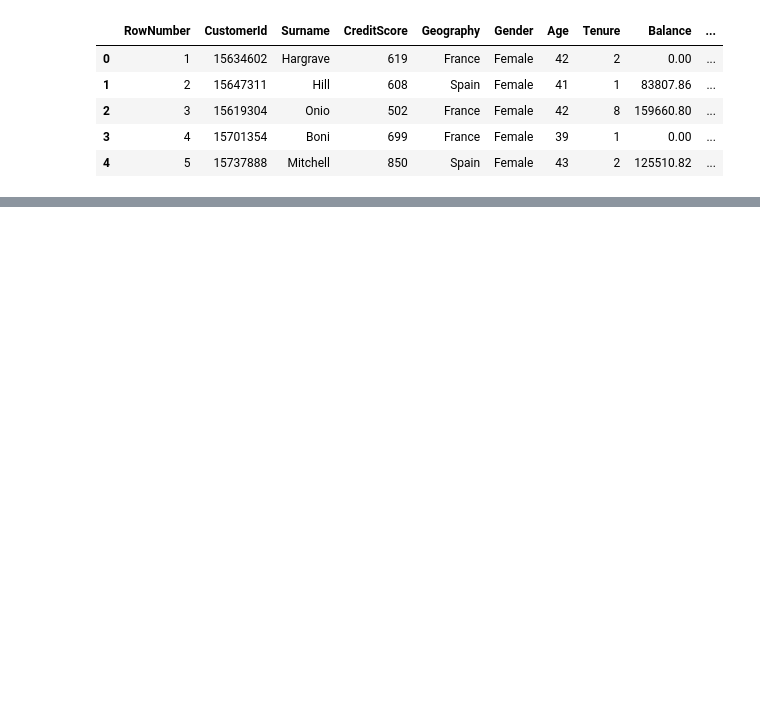
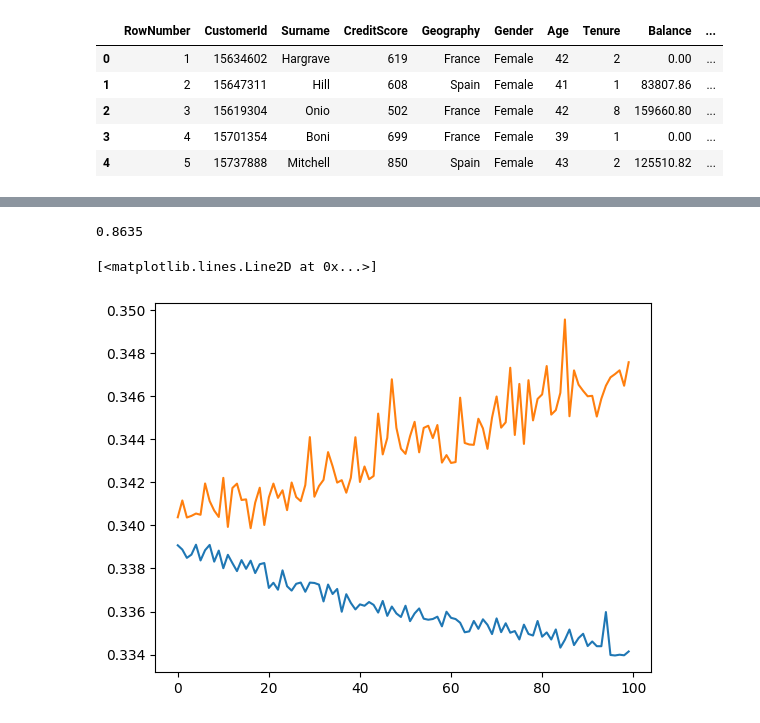
Before and after one commit to PranavPhatak/Beginner-Deep-Learning-Projects, a Jupyter notebook: Credit Card Customer Churn/main.ipynb, the cells around one changed output, grey strips where cells are left out. Saved outputs shown, nothing was run; the diff lists cells and outputs as text; code cells hidden in the pictures; blank space fills up the shorter version.

```diff
--- a/Credit Card Customer Churn/main.ipynb
+++ b/Credit Card Customer Churn/main.ipynb
@@ -90,0 +106,3 @@ def get_model():
+# %%
+X_train_processed = preprocessor.fit_transform(X_train)
+X_test_processed = preprocessor.transform(X_test)
@@ -90,0 +114,7 @@ def get_model():
+# %%
+model = Sequential([
+    Input(shape=(11,)),
+    Dense(10, activation='relu'),
+    Dense(10, activation='relu'),
+    Dense(1, activation='sigmoid')
+])
@@ -90,0 +137,4 @@ def get_model():
+# %%
+model.compile(loss='binary_crossentropy', optimizer='Adam', metrics=['accuracy'])
+# %%
+history = model.fit(X_train_processed, y_train, epochs=100, validation_split=0.2)
@@ -90,0 +165,10 @@ def get_model():
+# %%
+accuracy_score(y_test, y_pred_processed)
+# %% [output]
+0.8635
+# %%
+plt.plot(history.history['loss'])
+plt.plot(history.history['val_loss'])
+# %% [output]
+[<matplotlib.lines.Line2D at 0x...>]
+[figure, added]
```
Also changed, not shown: parts of 17 cells of this notebook.
